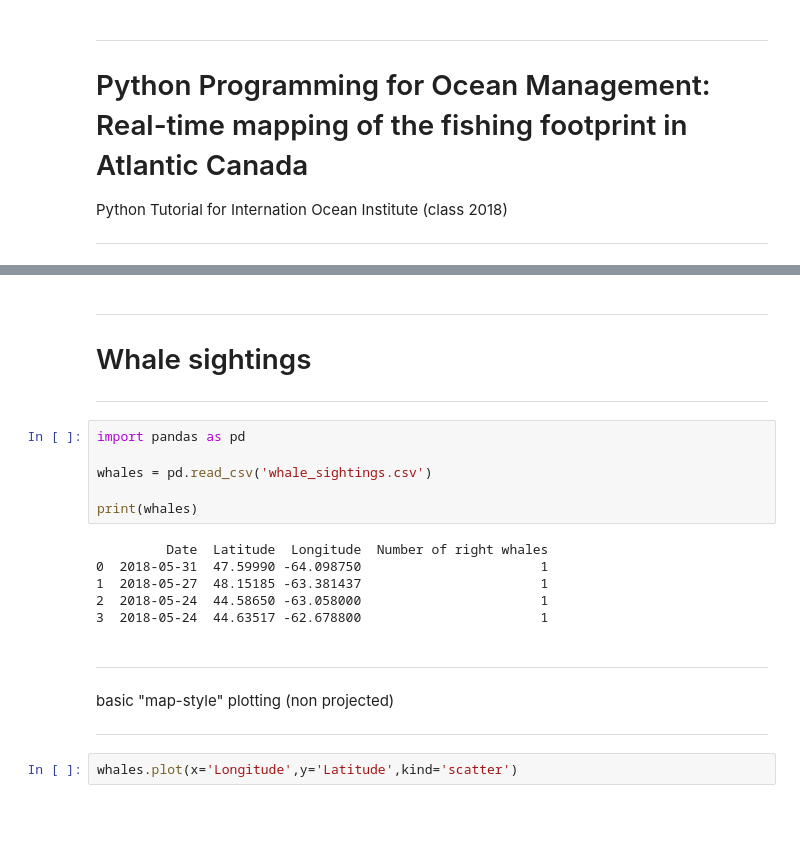
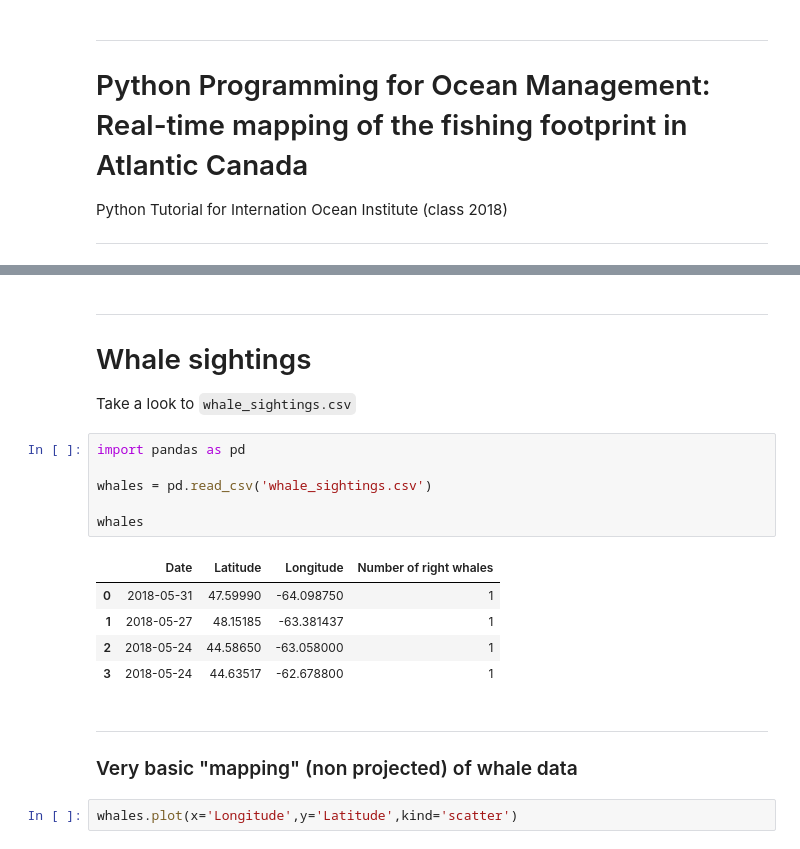
Before and after one commit to Diego-Ibarra/test, a Jupyter notebook: workshop_2018.ipynb, the cells around one changed output, grey strips where cells are left out. Cells and saved outputs as stored; diff of their text form; blank space fills up the shorter version.

```diff
--- a/workshop_2018.ipynb
+++ b/workshop_2018.ipynb
@@ -41,25 +41,23 @@ https://www.google.ca/imgres?imgurl=http%3A%2F%2Fsahabatmancing.com%2Fwp-content
 ------------------
 # Whale sightings
 
-------------------
+Take a look to `whale_sightings.csv`
 # %%
 import pandas as pd
 
 whales = pd.read_csv('whale_sightings.csv')
 
-print(whales)
+whales
 # %% [output]
-         Date  Latitude  Longitude  Number of right whales
-0  2018-05-31  47.59990 -64.098750                       1
-1  2018-05-27  48.15185 -63.381437                       1
-2  2018-05-24  44.58650 -63.058000                       1
-3  2018-05-24  44.63517 -62.678800                       1
+|  | Date | Latitude | Longitude | Number of right whales |
+| 0 | 2018-05-31 | 47.59990 | -64.098750 | 1 |
+| 1 | 2018-05-27 | 48.15185 | -63.381437 | 1 |
+| 2 | 2018-05-24 | 44.58650 | -63.058000 | 1 |
+| 3 | 2018-05-24 | 44.63517 | -62.678800 | 1 |
 # %% [markdown]
 
 ------------------
-basic "map-style" plotting (non projected)
-
-------------------
+### Very basic "mapping" (non projected) of whale data
 # %%
 whales.plot(x='Longitude',y='Latitude',kind='scatter')
 # %% [output]
```
Also changed, not shown: parts of 19 cells of this notebook, 4 other files.
